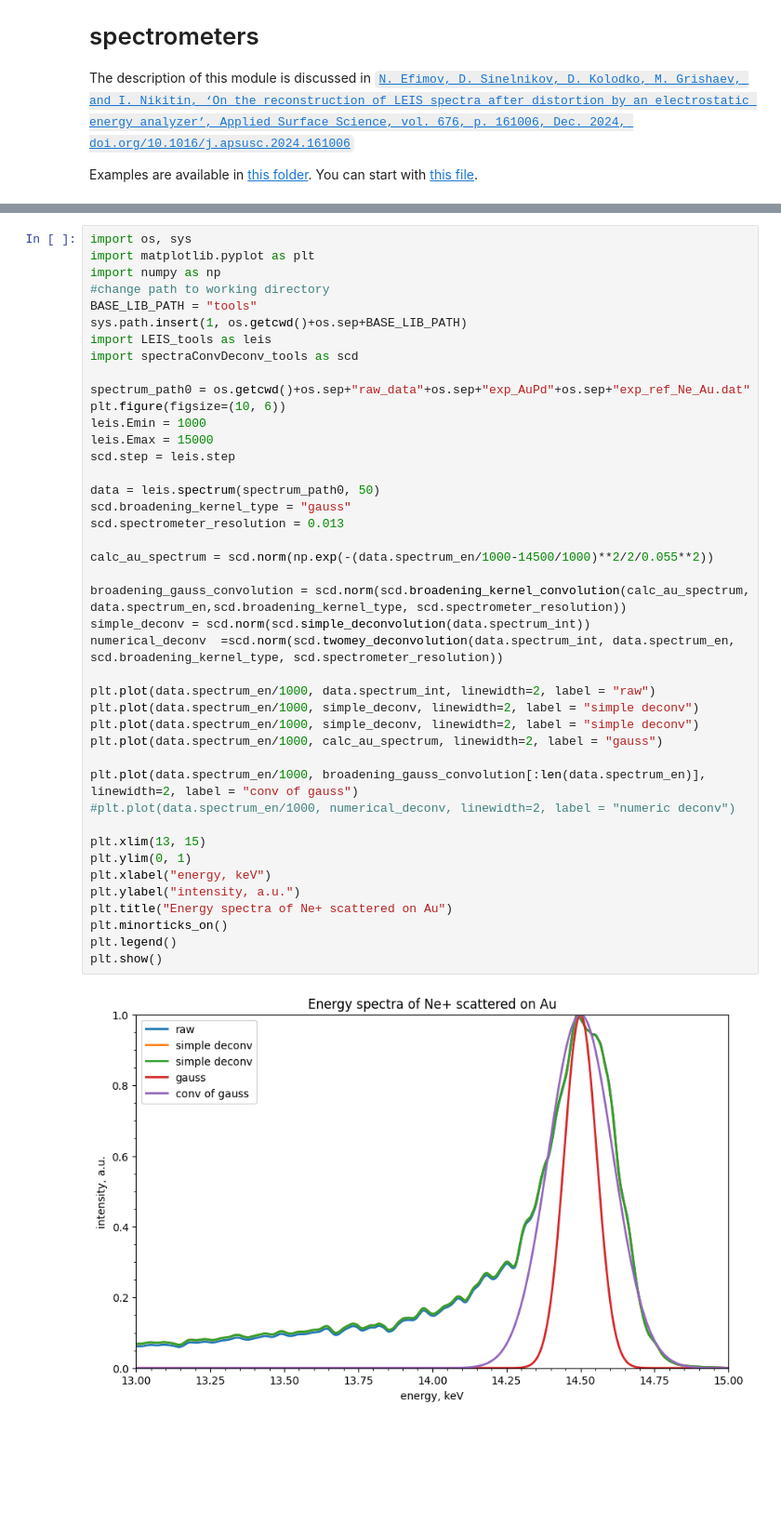
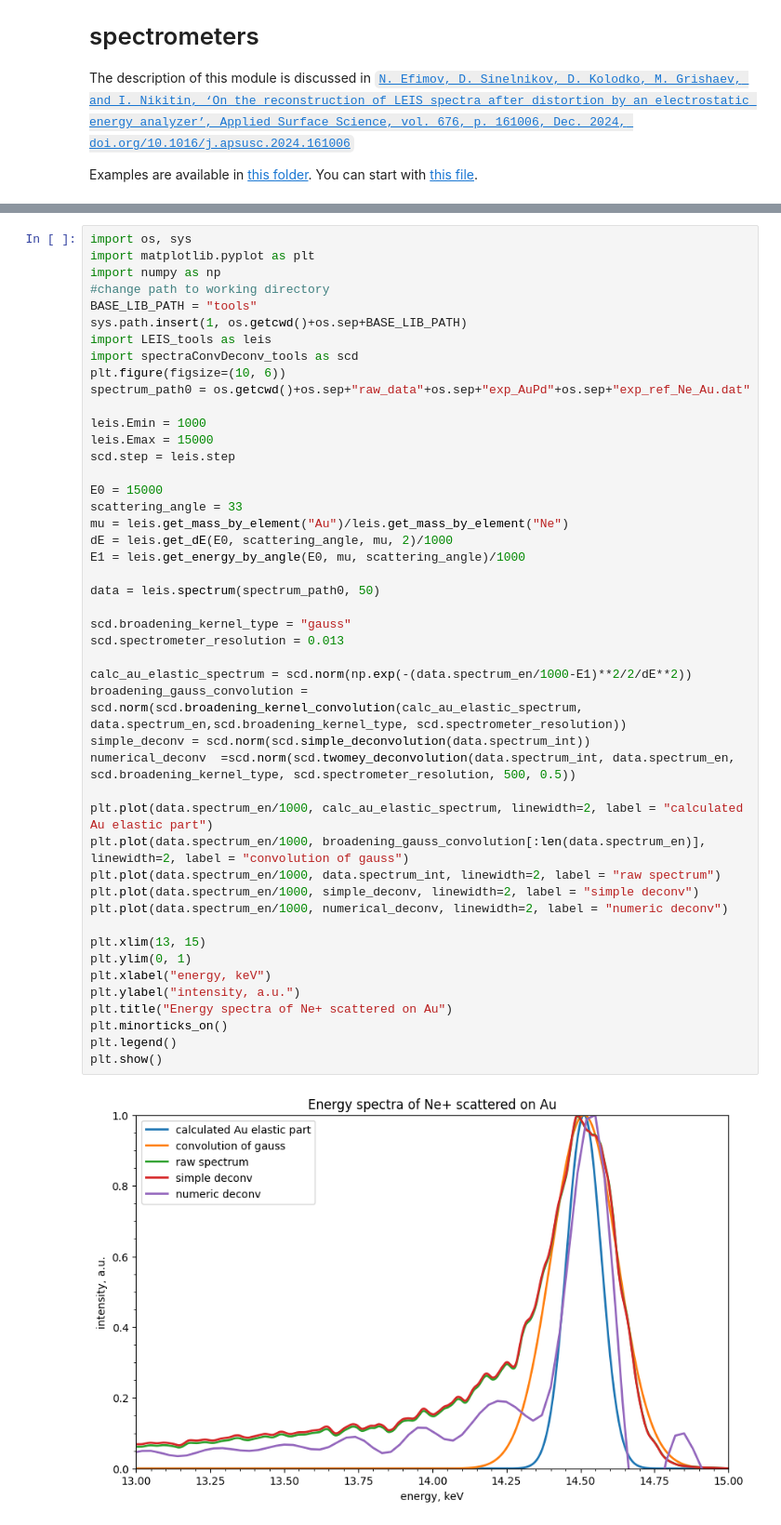
Before and after one commit to mauveferret/SpecRec, a Jupyter notebook: main_example.ipynb, the cells around one changed output, grey strips where cells are left out. Shown at 93% size. Saved outputs shown, nothing was run; the diff lists cells and outputs as text; blank space fills up the shorter version.

Commit message:
added ConvDeconv in ipynb

```diff
--- a/main_example.ipynb
+++ b/main_example.ipynb
@@ -442,44 +447,48 @@ Examples are available in [this folder](https://github.com/mauveferret/SpecRec/t
 # %%
 import os, sys
 import matplotlib.pyplot as plt
 import numpy as np
 #change path to working directory
 BASE_LIB_PATH = "tools"
 sys.path.insert(1, os.getcwd()+os.sep+BASE_LIB_PATH)
 import LEIS_tools as leis
 import spectraConvDeconv_tools as scd
+plt.figure(figsize=(10, 6))
+spectrum_path0 = os.getcwd()+os.sep+"raw_data"+os.sep+"exp_AuPd"+os.sep+"exp_ref_Ne_Au.dat"
 
-spectrum_path0 = os.getcwd()+os.sep+"raw_data"+os.sep+"exp_AuPd"+os.sep+"exp_ref_Ne_Au.dat"
-plt.figure(figsize=(10, 6))
 leis.Emin = 1000
 leis.Emax = 15000
 scd.step = leis.step
 
+E0 = 15000
+scattering_angle = 33
+mu = leis.get_mass_by_element("Au")/leis.get_mass_by_element("Ne")
+dE = leis.get_dE(E0, scattering_angle, mu, 2)/1000
+E1 = leis.get_energy_by_angle(E0, mu, scattering_angle)/1000
+
 data = leis.spectrum(spectrum_path0, 50)
+
 scd.broadening_kernel_type = "gauss"
 scd.spectrometer_resolution = 0.013
 
-calc_au_spectrum = scd.norm(np.exp(-(data.spectrum_en/1000-14500/1000)**2/2/0.055**2))
+calc_au_elastic_spectrum = scd.norm(np.exp(-(data.spectrum_en/1000-E1)**2/2/dE**2))
+broadening_gauss_convolution = scd.norm(scd.broadening_kernel_convolution(calc_au_elastic_spectrum, data.spectrum_en,scd.broadening_kernel_type, scd.spectrometer_resolution))
+simple_deconv = scd.norm(scd.simple_deconvolution(data.spectrum_int))
+numerical_deconv  =scd.norm(scd.twomey_deconvolution(data.spectrum_int, data.spectrum_en, scd.broadening_kernel_type, scd.spectrometer_resolution, 500, 0.5))
 
-broadening_gauss_convolution = scd.norm(scd.broadening_kernel_convolution(calc_au_spectrum, data.spectrum_en,scd.broadening_kernel_type, scd.spectrometer_resolution))
-simple_deconv = scd.norm(scd.simple_deconvolution(data.spectrum_int))
-numerical_deconv  =scd.norm(scd.twomey_deconvolution(data.spectrum_int, data.spectrum_en, scd.broadening_kernel_type, scd.spectrometer_resolution))
-
-plt.plot(data.spectrum_en/1000, data.spectrum_int, linewidth=2, label = "raw")
+plt.plot(data.spectrum_en/1000, calc_au_elastic_spectrum, linewidth=2, label = "calculated Au elastic part")
+plt.plot(data.spectrum_en/1000, broadening_gauss_convolution[:len(data.spectrum_en)], linewidth=2, label = "convolution of gauss")
+plt.plot(data.spectrum_en/1000, data.spectrum_int, linewidth=2, label = "raw spectrum")
 plt.plot(data.spectrum_en/1000, simple_deconv, linewidth=2, label = "simple deconv")
-plt.plot(data.spectrum_en/1000, simple_deconv, linewidth=2, label = "simple deconv")
-plt.plot(data.spectrum_en/1000, calc_au_spectrum, linewidth=2, label = "gauss")
-
-plt.plot(data.spectrum_en/1000, broadening_gauss_convolution[:len(data.spectrum_en)], linewidth=2, label = "conv of gauss")
-#plt.plot(data.spectrum_en/1000, numerical_deconv, linewidth=2, label = "numeric deconv")
+plt.plot(data.spectrum_en/1000, numerical_deconv, linewidth=2, label = "numeric deconv")
 
 plt.xlim(13, 15)
 plt.ylim(0, 1)
 plt.xlabel("energy, keV")
 plt.ylabel("intensity, a.u.")
 plt.title("Energy spectra of Ne+ scattered on Au")
 plt.minorticks_on()
 plt.legend()
 plt.show()
 # %% [output]
-[figure, old version]
+[figure, new version]
```
Also changed, not shown: parts of 1 cell of this notebook.
